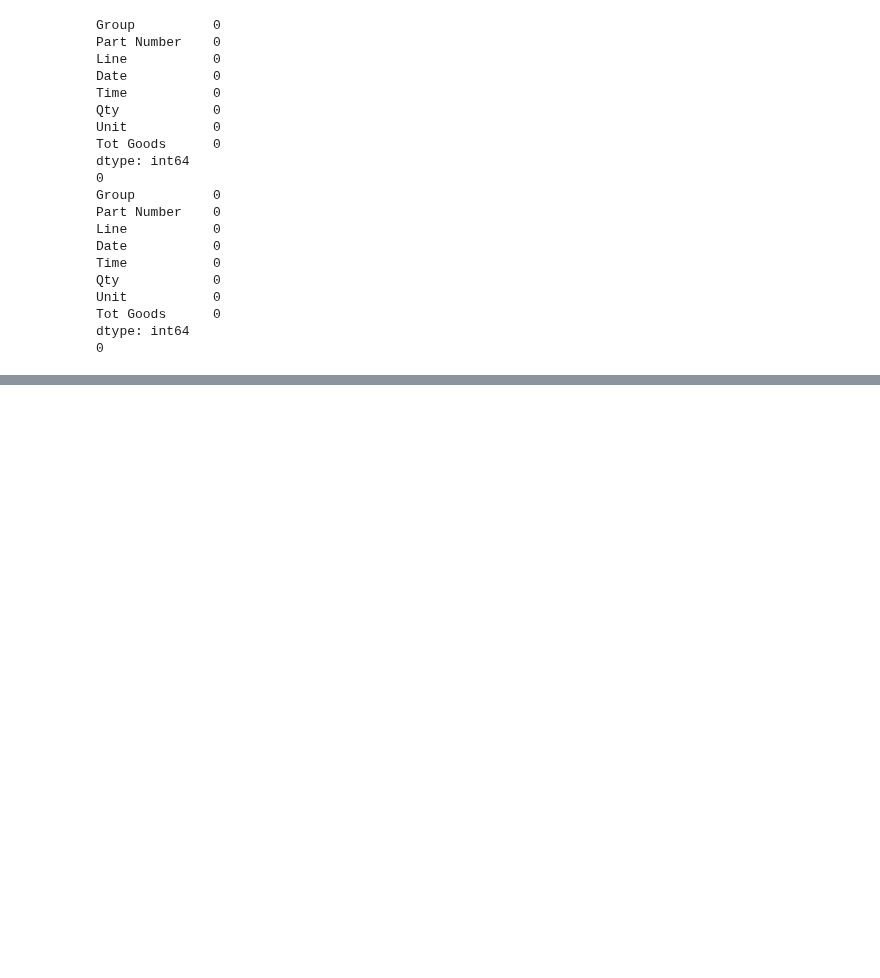
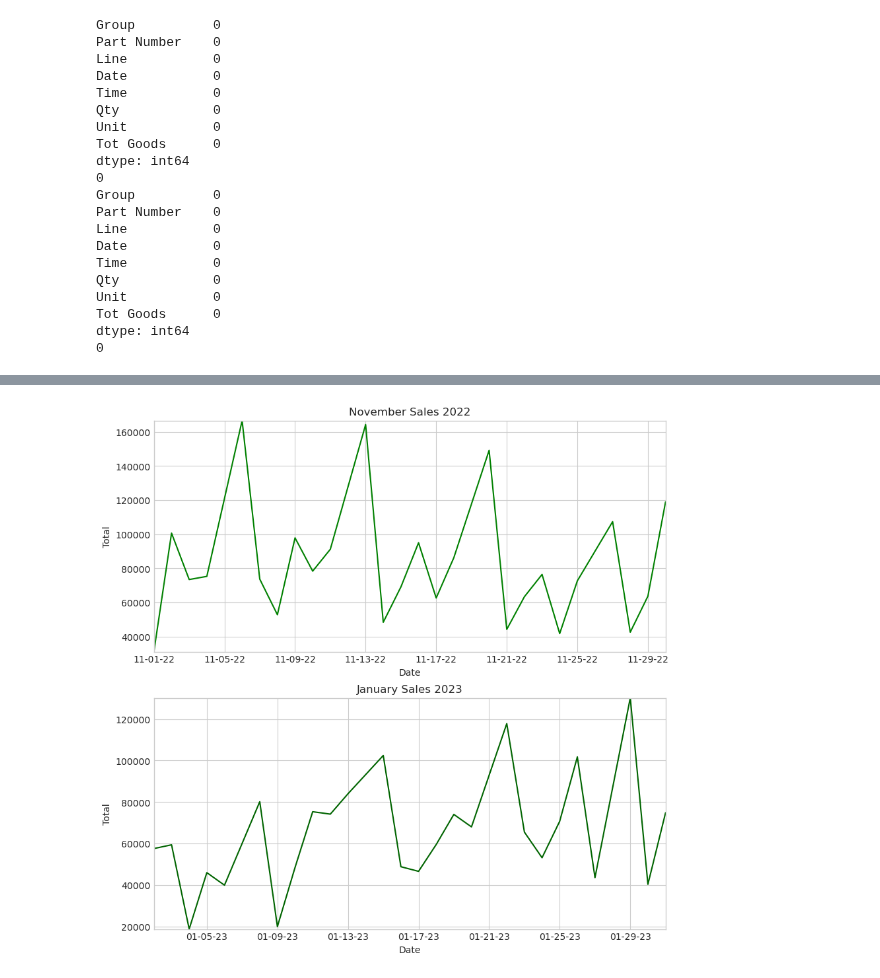
Before and after one commit to zeekwired/Tristate, a Jupyter notebook: TS2 Sales Prediction/Untitled.ipynb, the cells around one changed output, grey strips where cells are left out. Drawn from its saved outputs; the diff is of its cells as text; code cells hidden in the pictures; blank space fills up the shorter version.

```diff
--- a/TS2 Sales Prediction/Untitled.ipynb
+++ b/TS2 Sales Prediction/Untitled.ipynb
@@ -108,6 +146,9 @@ dtype: int64
 # %%
 df_jan.rename(columns={'Part Number':'Part', 'Tot Goods':'Total'}, inplace=True)
 df_nov.rename(columns={'Part Number':'Part', 'Tot Goods':'Total'}, inplace=True)
+# %%
+df_jan['Date'] = pd.to_datetime(df_jan['Date'])
+df_nov['Date'] = pd.to_datetime(df_nov['Date'])
 # %%
-plot_df_jan = df_jan.set_index(['Group', 'Part'])
-plot_df_nov = df_nov.set_index(['Group', 'Part'])
+plot_df_jan = df_jan.set_index(['Group', 'Date'])
+plot_df_nov = df_nov.set_index(['Group', 'Date'])
@@ -126,0 +172,5 @@ plt.xticks(rotation=45);
+# %%
+skp_nov = plot_df_nov.groupby('Date').sum()
+skp_jan = plot_df_jan.groupby('Date').sum()
+
+display(skp_jan, skp_nov)
@@ -126,0 +214,18 @@ plt.xticks(rotation=45);
+# %%
+with plt.style.context('seaborn-whitegrid', 'seaborn-poster'):
+    fig, ax = plt.subplots(2,1,figsize=(10,10))
+    sns.lineplot(data=skp_nov, x=skp_nov.index, y='Total', ax=ax[0], color='green')
+    ax[0].xaxis.set_major_formatter(mdates.DateFormatter('%m-%d-%y'))
+    ax[0].set_xlim(skp_nov.index.min(), skp_nov.index.max())
+    ax[0].set_ylim(skp_nov['Total'].min(), skp_nov['Total'].max())
+    ax[0].set_title('November Sales 2022')
+
+    sns.lineplot(data=skp_jan, x=skp_jan.index, y='Total', ax=ax[1], color='darkgreen')
+    ax[1].xaxis.set_major_formatter(mdates.DateFormatter('%m-%d-%y'))
+    ax[1].set_xlim(skp_jan.index.min(), skp_jan.index.max())
+    ax[1].set_ylim(skp_jan['Total'].min(), skp_jan['Total'].max())
+    ax[1].set_title('January Sales 2023')
+
+plt.show()
+# %% [output]
+[figure, added]
```
Also changed, not shown: parts of 7 cells of this notebook.
